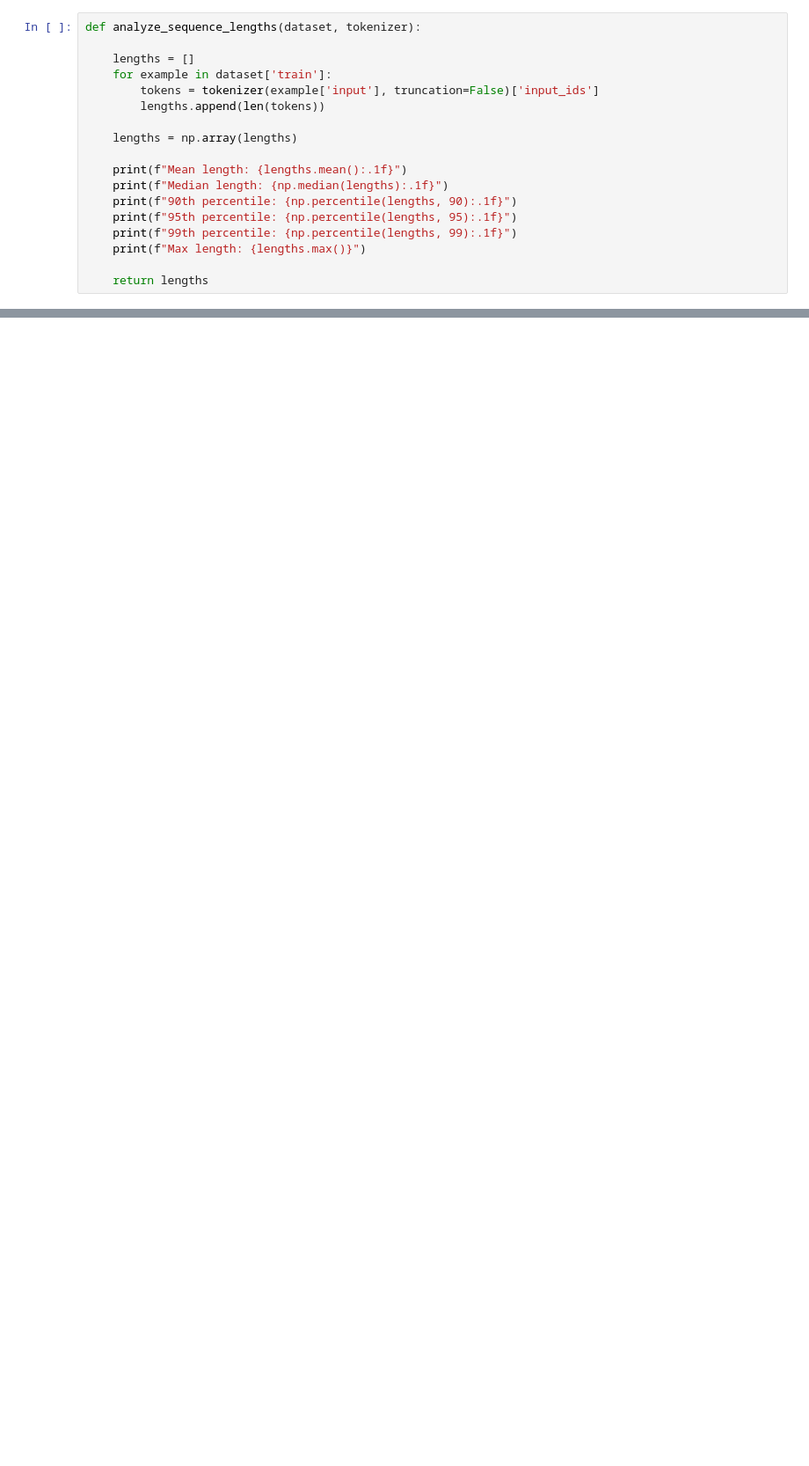
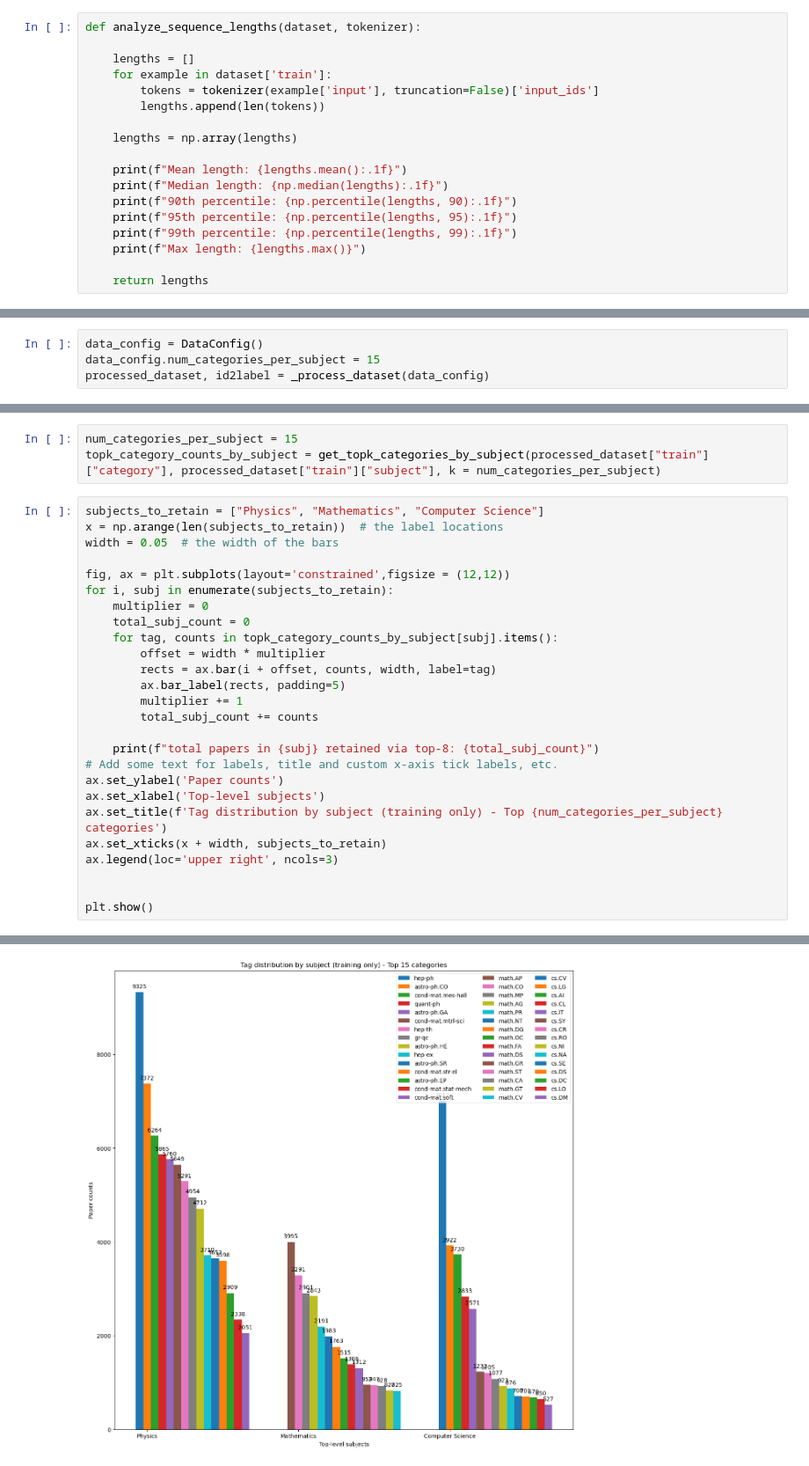
Before and after one commit to anirgalgali/scholar-lens, a Jupyter notebook: notebooks/01-Data Exploration.ipynb, the cells around one changed output, grey strips where cells are left out. Shown: that part at 88% size. Saved outputs shown, nothing was run; the diff lists cells and outputs as text; blank space fills up the shorter version.

Commit message:
added preprocessing for incomplete label heirarchy

```diff
--- a/notebooks/01-Data Exploration.ipynb
+++ b/notebooks/01-Data Exploration.ipynb
@@ -204,0 +177,4 @@ tokenizer.decode(0)
+# %%
+data_config = DataConfig()
+data_config.num_categories_per_subject = 15
+processed_dataset, id2label = _process_dataset(data_config)
@@ -204,0 +189,30 @@ tokenizer.decode(0)
+# %%
+num_categories_per_subject = 15
+topk_category_counts_by_subject = get_topk_categories_by_subject(processed_dataset["train"]["category"], processed_dataset["train"]["subject"], k = num_categories_per_subject)
+# %%
+subjects_to_retain = ["Physics", "Mathematics", "Computer Science"]
+x = np.arange(len(subjects_to_retain))  # the label locations
+width = 0.05  # the width of the bars
+
+fig, ax = plt.subplots(layout='constrained',figsize = (12,12))
+for i, subj in enumerate(subjects_to_retain):
+    multiplier = 0
+    total_subj_count = 0
+    for tag, counts in topk_category_counts_by_subject[subj].items():
+        offset = width * multiplier
+        rects = ax.bar(i + offset, counts, width, label=tag)
+        ax.bar_label(rects, padding=5)
+        multiplier += 1
+        total_subj_count += counts
+
+    print(f"total papers in {subj} retained via top-8: {total_subj_count}")
+# Add some text for labels, title and custom x-axis tick labels, etc.
+ax.set_ylabel('Paper counts')
+ax.set_xlabel('Top-level subjects')
+ax.set_title(f'Tag distribution by subject (training only) - Top {num_categories_per_subject} categories')
+ax.set_xticks(x + width, subjects_to_retain)
+ax.legend(loc='upper right', ncols=3)
+
+
+plt.show()
+# %% [output]
@@ -204,0 +222 @@ tokenizer.decode(0)
+[figure, added]
```
Also changed, not shown: parts of 14 cells of this notebook, 1 other file.
